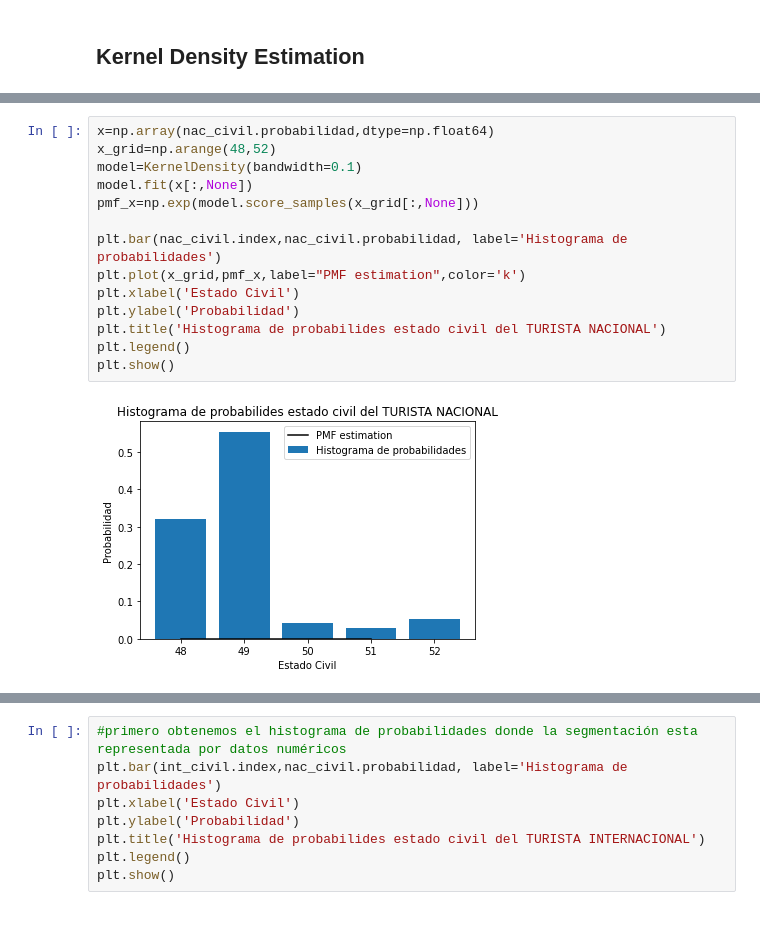
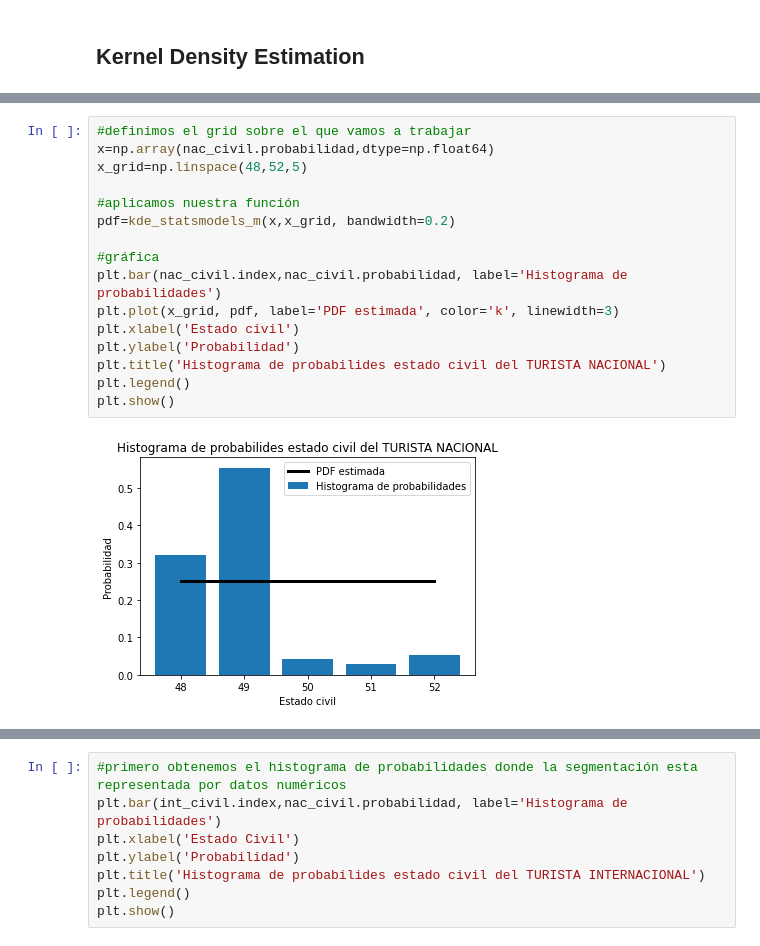
Before and after one commit to ariadnagalindom/Proyecto_GIMontoya_ADGalindo, a Jupyter notebook: CODIGO Ariadna.ipynb, the cells around one changed output, grey strips where cells are left out. Saved outputs shown, nothing was run; the diff lists cells and outputs as text.

Commit message:
kernel otro intento

```diff
--- a/CODIGO Ariadna.ipynb
+++ b/CODIGO Ariadna.ipynb
@@ -195,16 +217,18 @@ def kde_sklearn(x, x_grid, bandwidth=0.2, **kwargs):
 # %%
+#definimos el grid sobre el que vamos a trabajar
 x=np.array(nac_civil.probabilidad,dtype=np.float64)
-x_grid=np.arange(48,52)
-model=KernelDensity(bandwidth=0.1)
-model.fit(x[:,None])
-pmf_x=np.exp(model.score_samples(x_grid[:,None]))
+x_grid=np.linspace(48,52,5)
 
+#aplicamos nuestra función
+pdf=kde_statsmodels_m(x,x_grid, bandwidth=0.2)
+
+#gráfica
 plt.bar(nac_civil.index,nac_civil.probabilidad, label='Histograma de probabilidades')
-plt.plot(x_grid,pmf_x,label="PMF estimation",color='k')
-plt.xlabel('Estado Civil')
+plt.plot(x_grid, pdf, label='PDF estimada', color='k', linewidth=3)
+plt.xlabel('Estado civil')
 plt.ylabel('Probabilidad')
 plt.title('Histograma de probabilides estado civil del TURISTA NACIONAL')
 plt.legend()
 plt.show()
 # %% [output]
-[figure, old version]
+[figure, new version]
```
Also changed, not shown: parts of 15 cells of this notebook, 1 other file.
